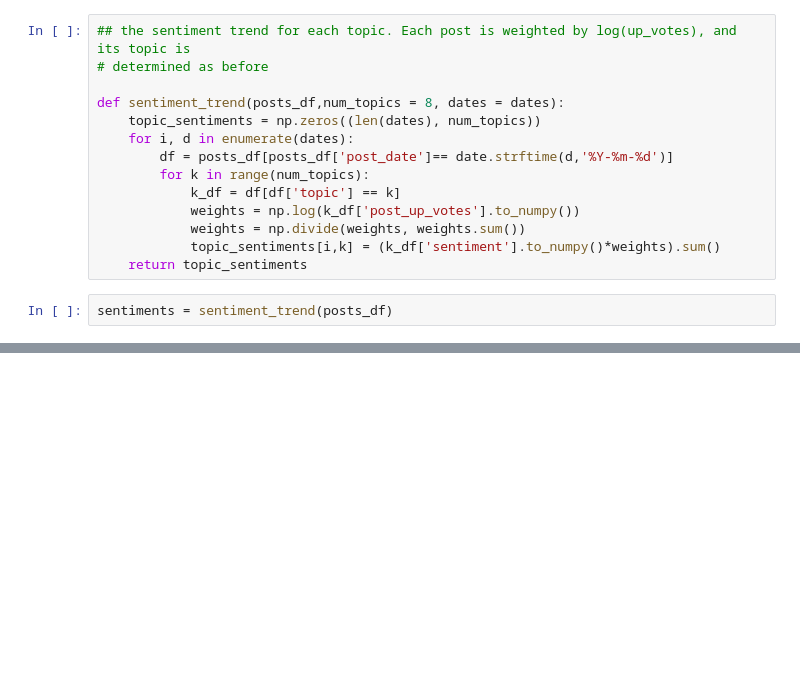
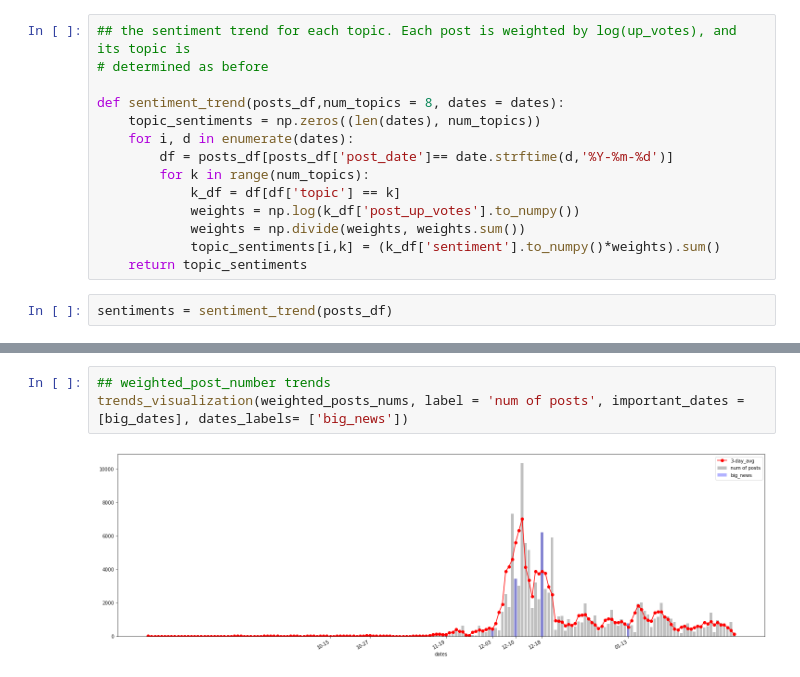
Before and after one commit to Bingjin0076/Cyberpunk-2077_reddit_posts_analysis, a Jupyter notebook: exploration/trends.ipynb, the cells around one changed output, grey strips where cells are left out. Cells and saved outputs as stored; diff of their text form; blank space fills up the shorter version.

```diff
--- a/exploration/trends.ipynb
+++ b/exploration/trends.ipynb
@@ -367,0 +284,5 @@ trends_visualization(sentiments[:,6],label = 'release', important_dates= release
+# %%
+## weighted_post_number trends
+trends_visualization(weighted_posts_nums, label = 'num of posts', important_dates = [big_dates], dates_labels= ['big_news'])
+# %% [output]
+[figure, added]
```
Also changed, not shown: parts of 45 cells of this notebook, 2 other files.
